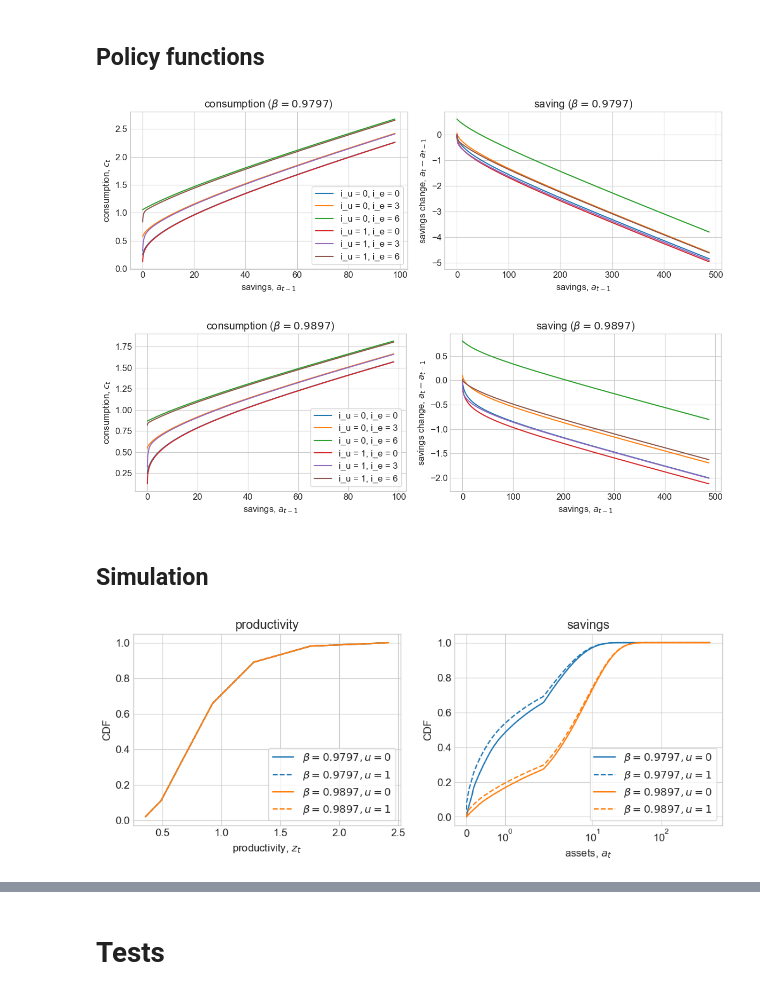
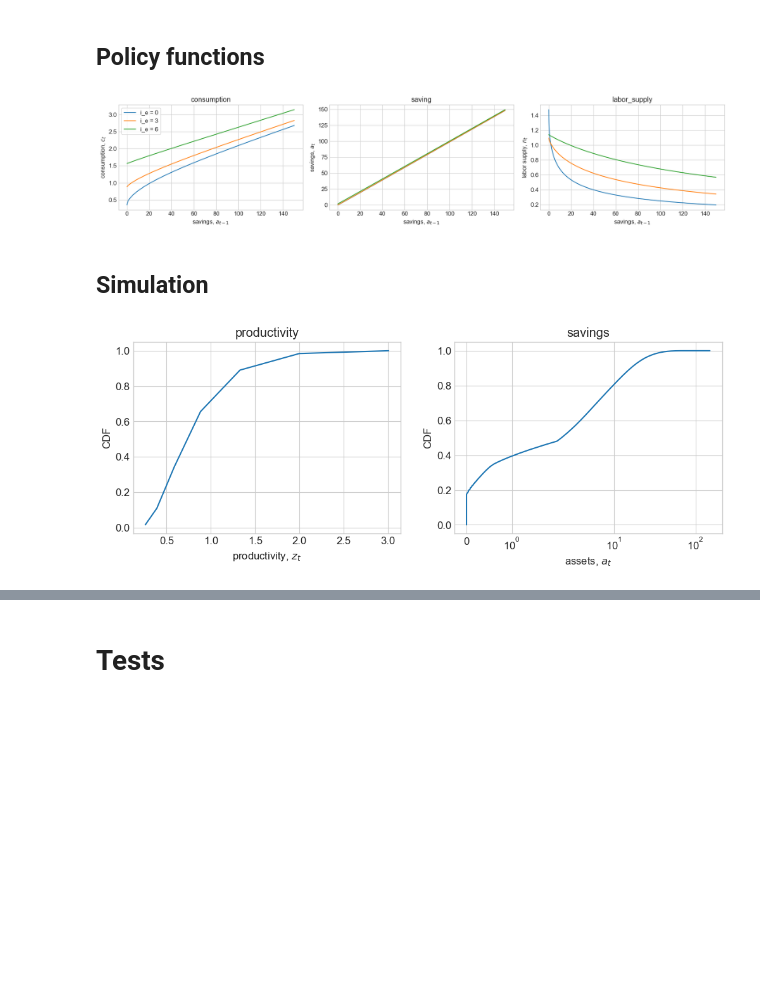
Before and after one commit to NumEconCopenhagen/GEModelToolsNotebooks, a Jupyter notebook: HANK/HANK.ipynb, the cells around one changed output, grey strips where cells are left out. Drawn from its saved outputs; the diff is of its cells as text; code cells hidden in the pictures; blank space fills up the shorter version.

```diff
--- a/HANK/HANK.ipynb
+++ b/HANK/HANK.ipynb
@@ -80,80 +49,72 @@ beta = 0.9797:
 # %% [markdown]
 ## Policy functions
 # %%
-c = ss.c.reshape((par.Nbeta,2,par.Ne,par.Na))
-a = ss.a.reshape((par.Nbeta,2,par.Ne,par.Na))
+fig = plt.figure(figsize=(18,4),dpi=100)
+a_max = 500
 
-for i_beta,beta in enumerate(par.beta_grid):
+# a. consumption
+I = par.a_grid < a_max
 
-    fig = plt.figure(figsize=(12,4),dpi=100)
+ax = fig.add_subplot(1,3,1)
+ax.set_title(f'consumption')
 
-    # a. consumption
-    I = par.a_grid < 100
+for i_e in [0,par.Ne//2,par.Ne-1]:
+    ax.plot(par.a_grid[I],ss.c[0,i_e,I],label=f'i_e = {i_e}')
 
-    ax = fig.add_subplot(1,2,1)
-    ax.set_title(f'consumption ($\\beta = {beta:.4f}$)')
+ax.legend(frameon=True)
+ax.set_xlabel('savings, $a_{t-1}$')
+ax.set_ylabel('consumption, $c_t$')
 
-    for i_u in range(2):
-        for i_e in [0,par.Ne//2,par.Ne-1]:
-            ax.plot(par.a_grid[I],c[i_beta,i_u,i_e,I],label=f'i_u = {i_u}, i_e = {i_e}')
+# b. saving
+I = par.a_grid < a_max
 
-    ax.legend(frameon=True)
-    ax.set_xlabel('savings, $a_{t-1}$')
-    ax.set_ylabel('consumption, $c_t$')
+ax = fig.add_subplot(1,3,2)
+ax.set_title(f'saving')
 
-    # b. saving
-    I = par.a_grid < 500
+for i_e in [0,par.Ne//2,par.Ne-1]:
+    ax.plot(par.a_grid[I],ss.a[0,i_e,I],label=f'i_e = {i_e}')
 
-    ax = fig.add_subplot(1,2,2)
-    ax.set_title(f'saving ($\\beta = {beta:.4f}$)')
+ax.set_xlabel('savings, $a_{t-1}$')
+ax.set_ylabel('savings, $a_{t}$')
 
-    for i_u in range(2):
-        for i_e in [0,par.Ne//2,par.Ne-1]:
-            ax.plot(par.a_grid[I],a[i_beta,i_u,i_e,I]-par.a_grid[I],label=f'i_u = {i_u}, i_e = {i_e}')
+# c. labor supply
+I = par.a_grid < a_max
 
-    ax.set_xlabel('savings, $a_{t-1}$')
-    ax.set_ylabel('savings change, $a_{t}-a_{t-1}$')
+ax = fig.add_subplot(1,3,3)
+ax.set_title(f'labor_supply')
 
-    fig.tight_layout()
+for i_e in [0,par.Ne//2,par.Ne-1]:
+    ax.plot(par.a_grid[I],ss.ne[0,i_e,I]/par.z_grid[i_e],label=f'i_e = {i_e}')
+
+ax.set_xlabel('savings, $a_{t-1}$')
+ax.set_ylabel('labor supply, $n_{t}$')
+
+fig.tight_layout()
 # %% [output]
-[figure, old version]
+[figure, new version]
-[figure, removed]
 # %% [markdown]
 ## Simulation
 # %%
 fig = plt.figure(figsize=(12,4),dpi=100)
 
 # a. income
-z_grid = par.z_grid.reshape((2,par.Ne))
-D = ss.D.reshape((par.Nbeta,2,par.Ne,par.Na))
-
 ax = fig.add_subplot(1,2,1)
 ax.set_title('productivity')
 
-for i_beta in range(par.Nbeta):
-    for i_u in range(2):
-        ls = '-' if i_u == 0 else '--'
-        label = fr'$\beta = {par.beta_grid[i_beta]:.4f}, u = {i_u}$'
-        y = np.cumsum(np.sum(D[i_beta,i_u],axis=1))
-        ax.plot(z_grid[i_u],y/y[-1],color=colors[i_beta],ls=ls,label=label)
+y = np.cumsum(np.sum(ss.D[0],axis=1))
+ax.plot(par.z_grid,y/y[-1])
 
 ax.set_xlabel('productivity, $z_{t}$')
 ax.set_ylabel('CDF')
-ax.legend(frameon=True)
 
 # b. assets
 ax = fig.add_subplot(1,2,2)
 ax.set_title('savings')
-for i_beta in range(par.Nbeta):
-    for i_u in range(2):
-        ls = '-' if i_u == 0 else '--'
-        label = fr'$\beta = {par.beta_grid[i_beta]:.4f}, u = {i_u}$'
-        y = np.insert(np.cumsum(np.sum(D[i_beta,i_u],axis=0)),0,0.0)
-        ax.plot(np.insert(par.a_grid,0,par.a_grid[0]),y/y[-1],color=colors[i_beta],ls=ls,label=label)
+y = np.insert(np.cumsum(np.sum(ss.D[0],axis=0)),0,0.0)
+ax.plot(np.insert(par.a_grid,0,par.a_grid[0]),y/y[-1])
 
 ax.set_xlabel('assets, $a_{t}$')
 ax.set_ylabel('CDF')
 ax.set_xscale('symlog')
-ax.legend(frameon=True);
 # %% [output]
-[figure, old version]
+[figure, new version]
```
Also changed, not shown: parts of 26 cells of this notebook, 10 other files.
